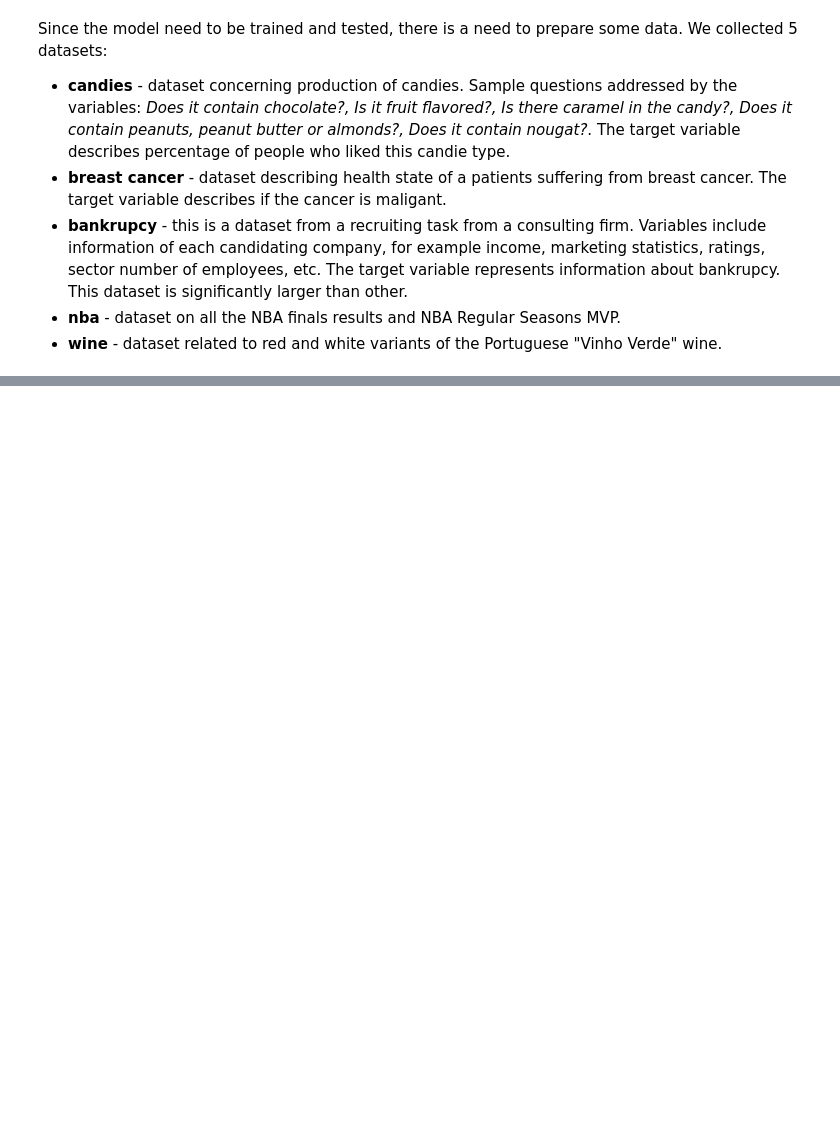
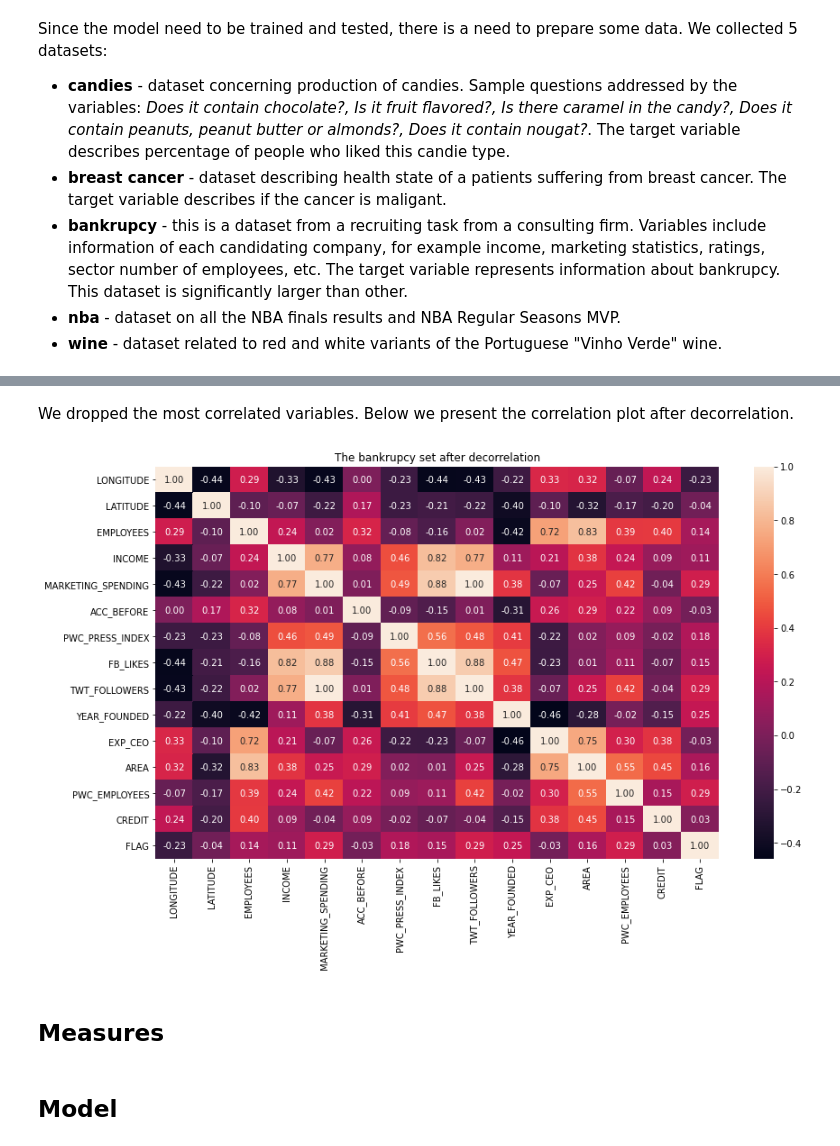
Before and after one commit to marneusz/AML_log_regression_optimization, a Jupyter notebook: report.ipynb, the cells around one changed output, grey strips where cells are left out. Saved outputs shown, nothing was run; the diff lists cells and outputs as text; code cells hidden in the pictures; blank space fills up the shorter version.

```diff
--- a/report.ipynb
+++ b/report.ipynb
@@ -13,0 +29,13 @@ Since the model need to be trained and tested, there is a need to prepare some d
+# %% [markdown]
+We dropped the most correlated variables. Below we present the correlation plot after decorrelation.
+# %%
+nba = pd.read_csv('data/after preprocessing/nba.csv')
+plt.figure(figsize=(14, 8))
+sns.heatmap(bankrupcy.corr(), annot=True, fmt='.2f')
+_ = plt.title('The bankrupcy set after decorrelation')
+# %% [output]
+[figure, added]
+# %% [markdown]
+## Measures
+# %% [markdown]
+## Model
```
Also changed, not shown: parts of 4 cells of this notebook.
